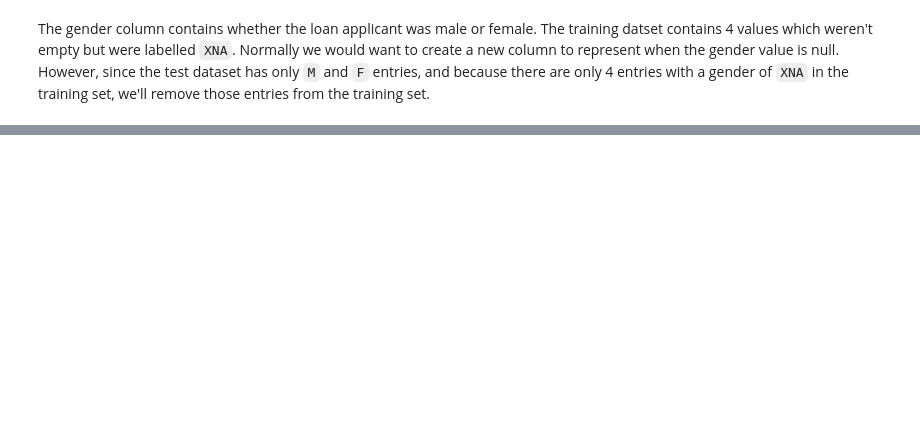
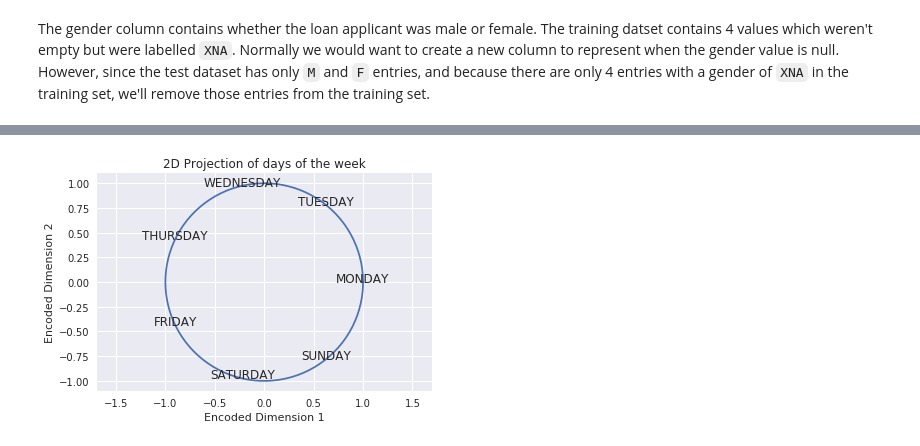
Before and after one commit to brendanhasz/home-credit-group, a Jupyter notebook: HomeCreditGroup.ipynb, the cells around one changed output, grey strips where cells are left out. Drawn from its saved outputs; the diff is of its cells as text; code cells hidden in the pictures; blank space fills up the shorter version.

Commit message:
Add checks for categorical matches, label encoding, and one-hot encoding

```diff
--- a/HomeCreditGroup.ipynb
+++ b/HomeCreditGroup.ipynb
@@ -4,6 +4,8 @@ import numpy as np
 import pandas as pd
 import matplotlib.pyplot as plt
 import seaborn as sns
+from sklearn.preprocessing import LabelEncoder, OneHotEncoder
+sns.set()
 # %% [markdown]
 ## Data Loading and Cleaning
 # %%
@@ -105,0 +150,29 @@ Similarly for the CREDIT_BUREAU-related columns, the number of nans are all the
+# %%
+# Create map from categories to polar projection
+DOW_map = {
+    'MONDAY':    0,
+    'TUESDAY':   1,
+    'WEDNESDAY': 2,
+    'THURSDAY':  3,
+    'FRIDAY':    4,
+    'SATURDAY':  5,
+    'SUNDAY':    6,
+}
+DOW_map1 = {k: np.cos(2*np.pi*v/7.0) for k, v in DOW_map.items()}
+DOW_map2 = {k: np.sin(2*np.pi*v/7.0) for k, v in DOW_map.items()}
+
+# Show encoding of days of week -> circle
+days = ['MONDAY', 'TUESDAY', 'WEDNESDAY', 'THURSDAY', 'FRIDAY', 'SATURDAY', 'SUNDAY']
+tt = np.linspace(0, 2*np.pi, 200)
+xx = np.cos(tt)
+yy = np.sin(tt)
+plt.plot(xx,yy)
+plt.gca().axis('equal')
+plt.xlabel('Encoded Dimension 1')
+plt.ylabel('Encoded Dimension 2')
+plt.title('2D Projection of days of the week')
+for day in days:
+    plt.text(DOW_map1[day], DOW_map2[day], day, ha='center')
+plt.show()
+# %% [output]
+[figure, added]
```
Also changed, not shown: parts of 26 cells of this notebook.
